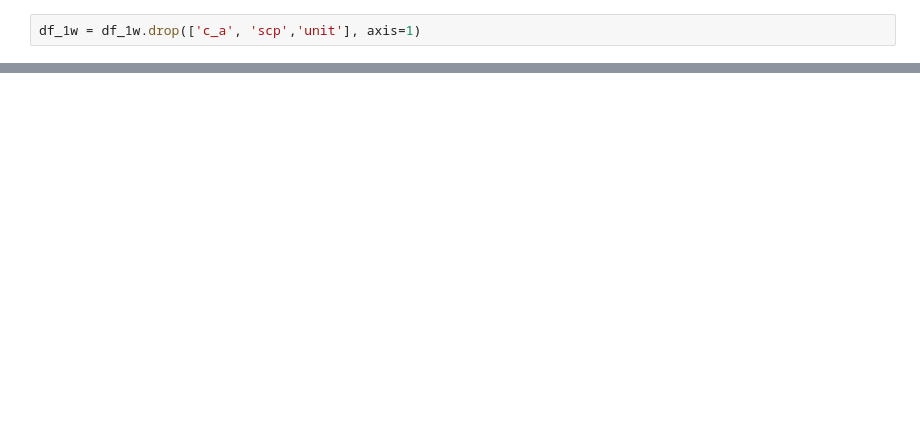
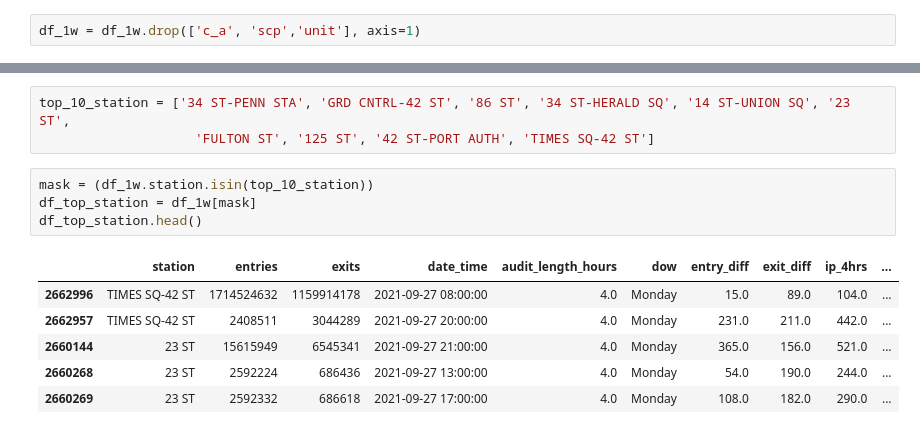
Before and after one commit to katurn1/EDA_Project, a Jupyter notebook: Project 1 week.ipynb, the cells around one changed output, grey strips where cells are left out. Drawn from its saved outputs; the diff is of its cells as text; blank space fills up the shorter version.

```diff
--- a/Project 1 week.ipynb
+++ b/Project 1 week.ipynb
@@ -455,0 +545,14 @@ df_1w.head(50)
+# %%
+top_10_station = ['34 ST-PENN STA', 'GRD CNTRL-42 ST', '86 ST', '34 ST-HERALD SQ', '14 ST-UNION SQ', '23 ST',
+                    'FULTON ST', '125 ST', '42 ST-PORT AUTH', 'TIMES SQ-42 ST']
+# %%
+mask = (df_1w.station.isin(top_10_station))
+df_top_station = df_1w[mask]
+df_top_station.head()
+# %% [output]
+|  | station | entries | exits | date_time | audit_length_hours | dow | entry_diff | exit_diff | ip_4hrs | ... |
+| 2662996 | TIMES SQ-42 ST | 1714524632 | 1159914178 | 2021-09-27 08:00:00 | 4.0 | Monday | 15.0 | 89.0 | 104.0 | ... |
+| 2662957 | TIMES SQ-42 ST | 2408511 | 3044289 | 2021-09-27 20:00:00 | 4.0 | Monday | 231.0 | 211.0 | 442.0 | ... |
+| 2660144 | 23 ST | 15615949 | 6545341 | 2021-09-27 21:00:00 | 4.0 | Monday | 365.0 | 156.0 | 521.0 | ... |
+| 2660268 | 23 ST | 2592224 | 686436 | 2021-09-27 13:00:00 | 4.0 | Monday | 54.0 | 190.0 | 244.0 | ... |
+| 2660269 | 23 ST | 2592332 | 686618 | 2021-09-27 17:00:00 | 4.0 | Monday | 108.0 | 182.0 | 290.0 | ... |
```
Also changed, not shown: parts of 26 cells of this notebook.
